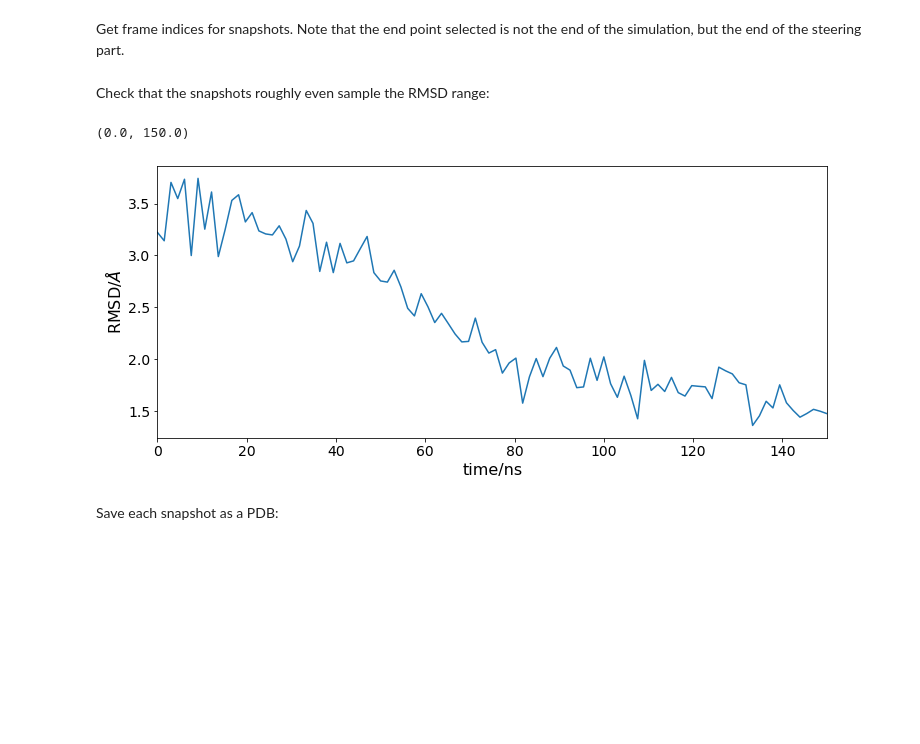
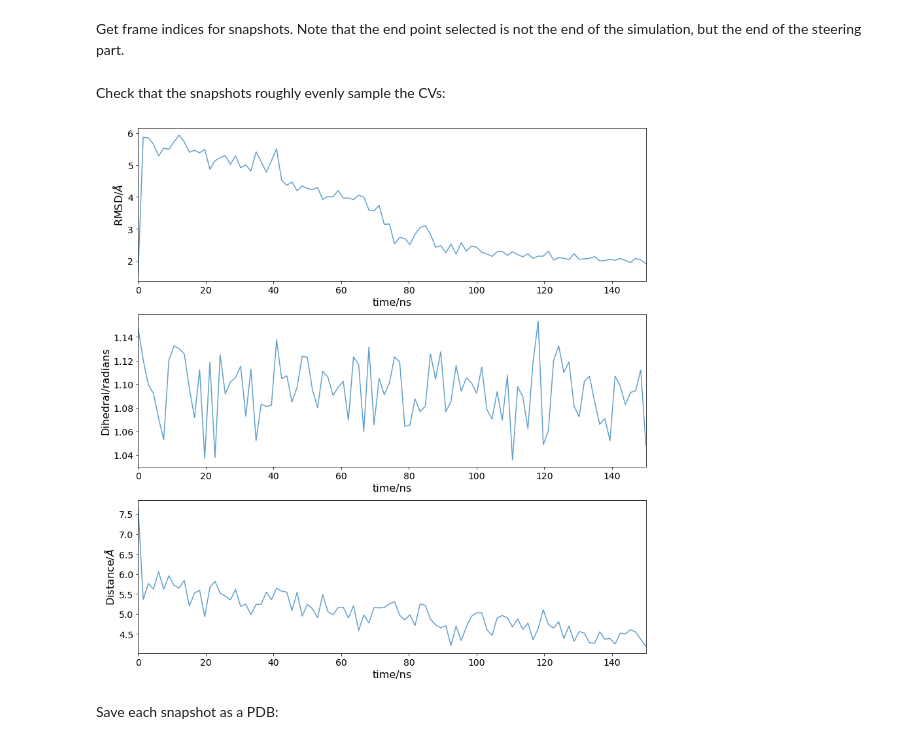
Before and after one commit to michellab/BioSimSpaceTutorials, a Jupyter notebook: 03_steered_md/02_trajectory_analysis.ipynb, the cells around one changed output. Drawn from its saved outputs; the diff is of its cells as text; code cells hidden in the pictures; blank space fills up the shorter version.

```diff
--- a/03_steered_md/02_trajectory_analysis.ipynb
+++ b/03_steered_md/02_trajectory_analysis.ipynb
@@ -16,4 +16,6 @@ import os
 PLUMED outputs a file with the CV value that was used for steering, so we can see the progression during the simulation. The file is automatically named `COLVAR` by BioSimSpace. Here it is loaded as a pandas dataframe.
 # %%
 steering_output_file = 'data/COLVAR'
-df = pd.read_csv(steering_output_file, sep=' ', skipinitialspace=1, comment='#', header=None)
+df = pd.read_csv(steering_output_file, sep=' ')
+cols = list(df.columns[2:])
+df = pd.read_csv(steering_output_file, sep=' ', comment='#', names=cols)
@@ -22,5 +35,6 @@ PLUMED outputs time in picoseconds and RMSD in nanometers. For easier plotting,
 # %%
-df[0] = df[0]/1000
-df[1] = df[1]*10
-df.set_index(0, inplace=True)
+df['time'] = df['time']/1000
+df['r1'] = df['r1']*10
+df['d1'] = df['d1']*10
+df.set_index('time', inplace=True)
 # %% [markdown]
@@ -28,6 +42,14 @@ Now the RMSD change can be plotted:
 # %%
-ax = df[1].plot(figsize=(12,5))
-ax.set_ylabel('RMSD/$\AA$')
-ax.set_xlabel('time/ns')
-ax.set_xlim(0, 152)
+fig, ax = plt.subplots(3, figsize=(12,12))
+
+columns = ['r1', 't1', 'd1']
+ylabels = ['RMSD/$\AA$', 'Dihedral/radians', 'Distance/$\AA$']
+
+for i in range(len(columns)):
+    ax[i].plot(df.index, df[columns[i]], alpha=0.7)
+    ax[i].set_ylabel(ylabels[i])
+    ax[i].set_xlabel('time/ns')
+    ax[i].set_xlim(0, 152)
+
+fig.tight_layout()
 # %% [output]
@@ -53,18 +74,25 @@ if not os.path.exists(snapshot_dir):
 Get frame indices for snapshots. Note that the end point selected is not the end of the simulation, but the end of the steering part.
 # %%
 number_of_snapshots = 100
-end = 150 / 0.002
+end = 150 / 0.005
 frames = np.linspace(0, end, number_of_snapshots, dtype=int)
 # %% [markdown]
-Check that the snapshots roughly even sample the RMSD range:
+Check that the snapshots roughly evenly sample the CVs:
 # %%
-ax = df[1].iloc[frames].plot(figsize=(12,5))
-ax.set_ylabel('RMSD/$\AA$')
-ax.set_xlabel('time/ns')
-ax.set_xlim(0, 150)
+fig, ax = plt.subplots(3, figsize=(12,12))
+
+columns = ['r1', 't1', 'd1']
+ylabels = ['RMSD/$\AA$', 'Dihedral/radians', 'Distance/$\AA$']
+
+for i in range(len(columns)):
+    ax[i].plot(df.index[frames], df.iloc[frames][columns[i]], alpha=0.7)
+    ax[i].set_ylabel(ylabels[i])
+    ax[i].set_xlabel('time/ns')
+    ax[i].set_xlim(0, 150)
+
+fig.tight_layout()
 # %% [output]
-(0.0, 150.0)
-[figure, old version]
+[figure, new version]
 # %% [markdown]
 Save each snapshot as a PDB:
 # %%
```
Also changed, not shown: parts of 7 cells of this notebook, 3 other files.
